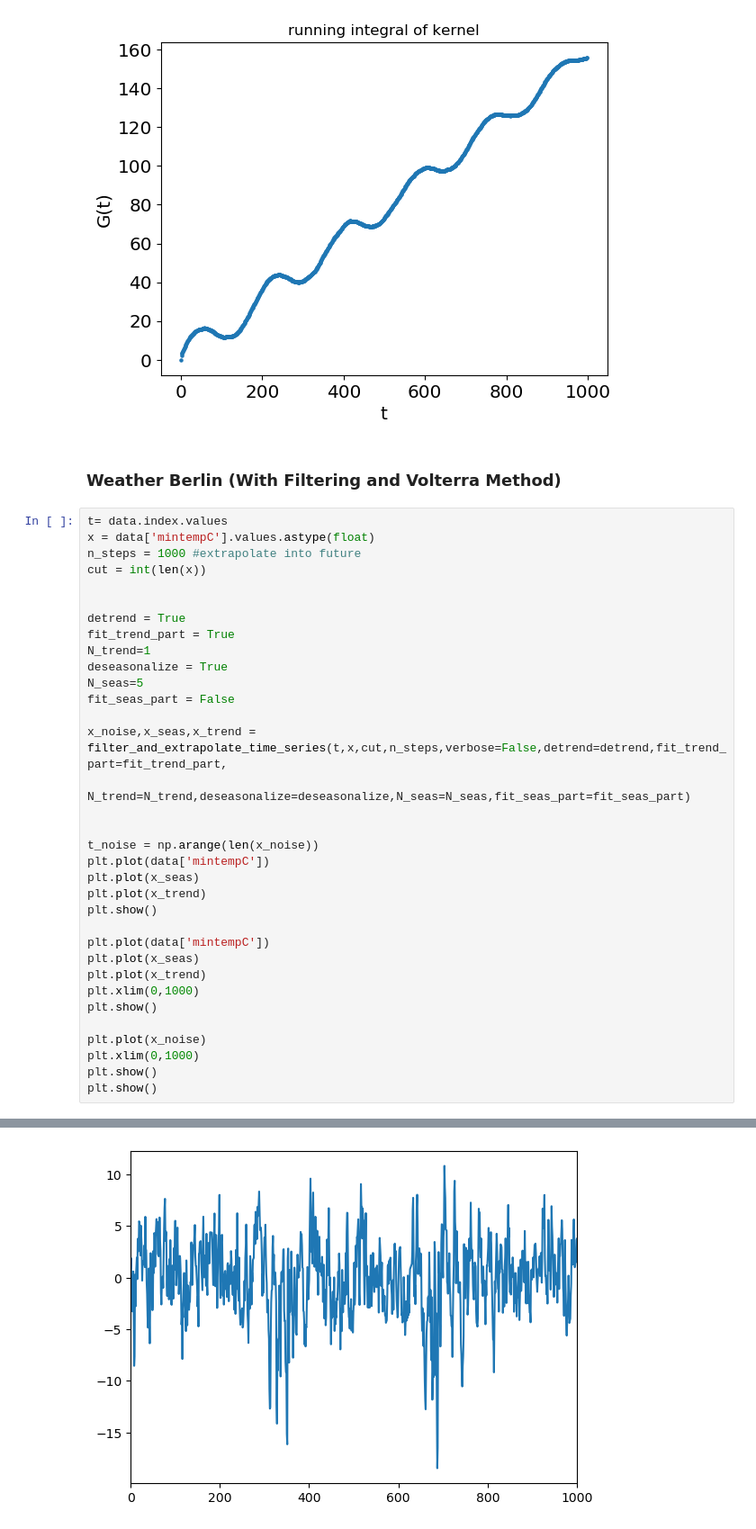
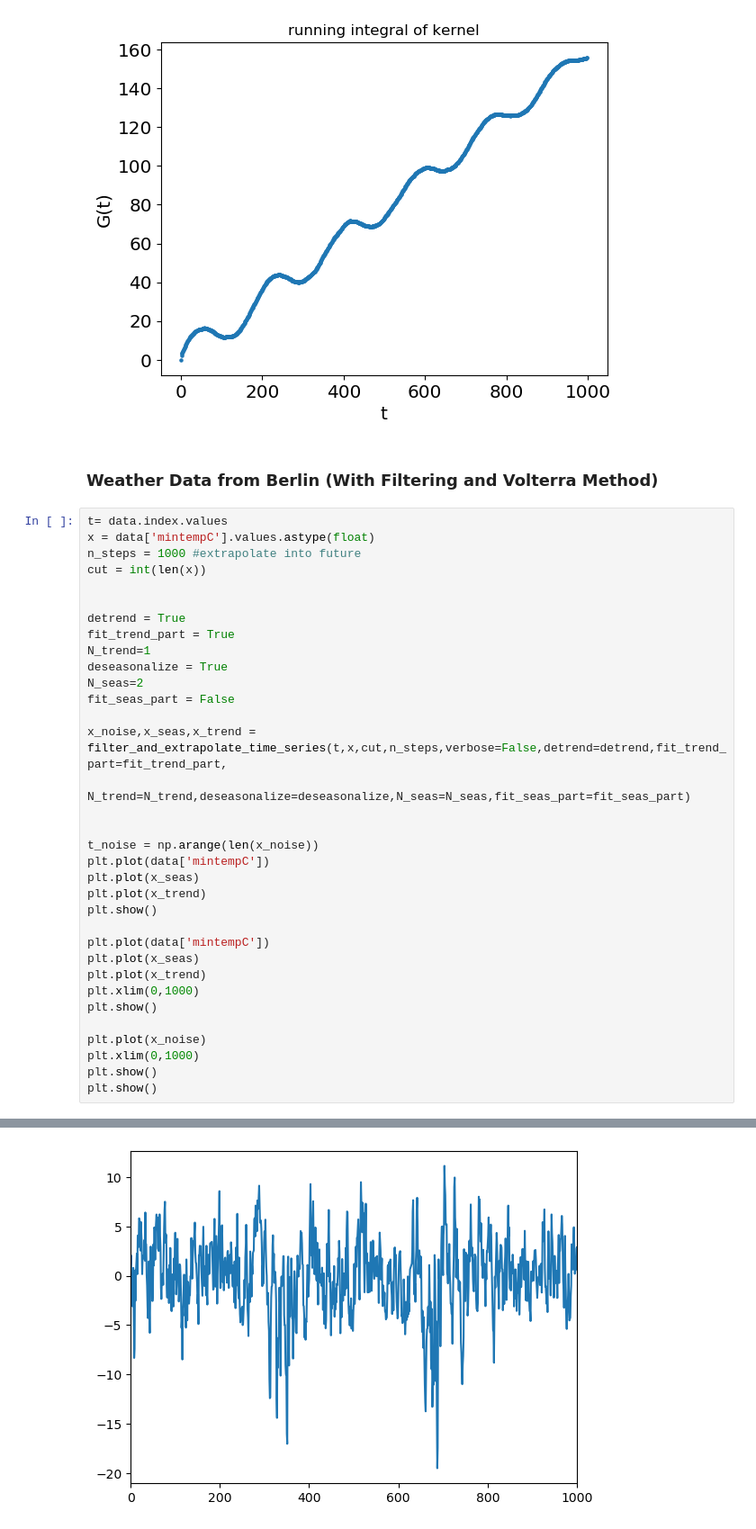
Before and after one commit to hkiefer/mempred, a Jupyter notebook: example/Example Memory Extraction.ipynb, the cells around one changed output, grey strips where cells are left out. Shown at 90% size. Cells and saved outputs as stored; diff of their text form.

```diff
--- a/example/Example Memory Extraction.ipynb
+++ b/example/Example Memory Extraction.ipynb
@@ -68,7 +64,7 @@ plotting extracted memory kernel...
 plotting running integral of kernel...
 [figure]
 # %% [markdown]
-### Weather Berlin (With Filtering and Volterra Method)
+### Weather Data from Berlin (With Filtering and Volterra Method)
 # %%
 t= data.index.values
 x = data['mintempC'].values.astype(float)
@@ -80,7 +76,7 @@ detrend = True
 fit_trend_part = True
 N_trend=1
 deseasonalize = True
-N_seas=5
+N_seas=2
 fit_seas_part = False
 
 x_noise,x_seas,x_trend = filter_and_extrapolate_time_series(t,x,cut,n_steps,verbose=False,detrend=detrend,fit_trend_part=fit_trend_part,
@@ -109,4 +105,4 @@ plt.show()
-[figure, old version]
+[figure, new version]
 # %%
 predict=GLEPrediction(bins=100,  cut = cut ,trunc=100, dt = 1, no_fe=False, plot_pred = False,kde_mode=True,mori=True,disc=0,hs_pred=False)
 kernel = predict.extractKernel([x_noise],np.arange(len(x_noise)), plot_kernel = True)
```
Also changed, not shown: parts of 7 cells of this notebook, 3 other files.
